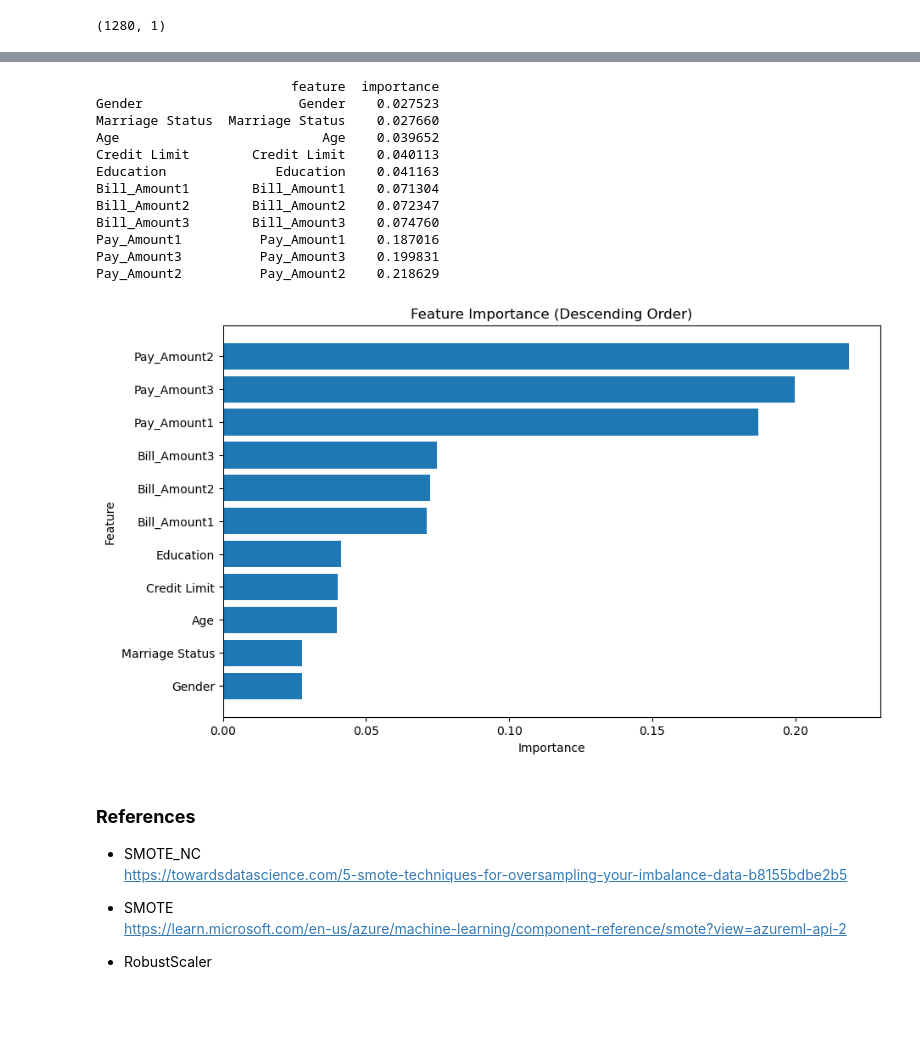
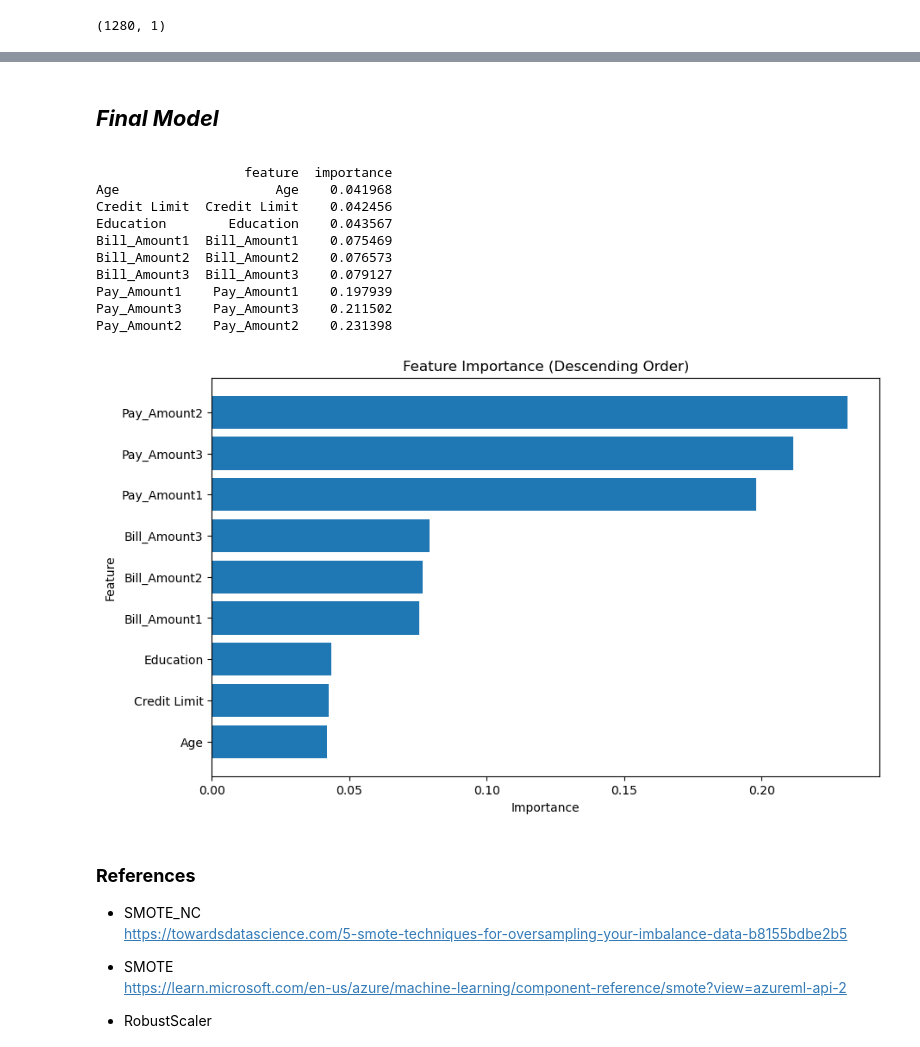
Before and after one commit to ahmakhoo/AIML-CA1, a Jupyter notebook: AIML/CA1/CA1 code - redo.ipynb, the cells around one changed output, grey strips where cells are left out. Drawn from its saved outputs; the diff is of its cells as text; code cells hidden in the pictures; blank space fills up the shorter version.

```diff
--- a/AIML/CA1/CA1 code - redo.ipynb
+++ b/AIML/CA1/CA1 code - redo.ipynb
@@ -990,17 +903,18 @@ pivot_df
 # %%
 dummy = DummyClassifier(strategy="stratified")
-dummy.fit(X_train, X_train)
+dummy.fit(X_train_selected, X_train)
 # y_pred = dummy_clf.predict(X_test)
 # print(f"Accuracy Score :{dummy.score(X_train, y_train)}")
 scores = cross_validate(
     dummy,
-    X_train,
+    X_train_selected,
     y_train,
     cv=5,
     scoring = scoring,
 )
 
 dummy_score = pd.DataFrame(scores)
+# print(dummy_score)
 dummy_score_mean = dummy_score.mean()
 dummy_score = pd.DataFrame(dummy_score_mean)
 dummy_score = dummy_score.T
@@ -1272,8 +1122,8 @@ weighted avg       0.67      0.39      0.42       320
 # %%
-estimator = DummyClassifier(strategy='stratified')
-estimator.fit(X_train, y_train)
+# estimator = DummyClassifier(strategy='stratified')
+# estimator.fit(X_train, y_train)
 
-y_pred = estimator.predict(X_test)
+# y_pred = estimator.predict(X_test)
 
-plot_confusion_matrix(y_test, y_pred, classes=['non-default', 'default'])
-print_classification_report(y_test, y_pred, ['non-default', 'default'])
+# plot_confusion_matrix(y_test, y_pred, classes=['non-default', 'default'])
+# print_classification_report(y_test, y_pred, ['non-default', 'default'])
@@ -1289,0 +1192,23 @@ weighted avg       0.68      0.67      0.67       320
+# %%
+from sklearn.metrics import confusion_matrix
+
+# a = classification_report(y_test, y_pred, target_names=['non-default', 'default'])
+# print(a)
+# Fit the best model on the training data
+model1.fit(X_train_selected, y_train)
+
+# Predict the target variable for the test data
+y_train_pred = model1.predict(X_train_selected)
+
+y_test_pred = model1.predict(X_test_selected)
+
+train_report = classification_report(y_train, y_train_pred)
+print("Train Classification Report:")
+print(train_report)
+
+# Generate the classification report for test set
+test_report = classification_report(y_test, y_test_pred)
+print("Test Classification Report:")
+print(test_report)
+
+# plot_confusion_matrix(y_test, y_pred, classes=['non-default', 'default'])
@@ -1625,49 +1612,49 @@ Accuracy: 0.7875
+# %% [markdown]
+***<h2>Final Model</h2>***
 # %%
 import numpy as np
 from sklearn.datasets import load_iris
 from sklearn.naive_bayes import GaussianNB
 
 # Load the Iris dataset
 # data = load_iris()
 # X = data.data
 # y = data.target
 
 # Fit Gaussian Naive Bayes model
 gnb = GaussianNB()
-gnb.fit(X_train, y_train)
+gnb.fit(X_train_selected, y_train)
 
-class_std = np.std(X_train, axis=0)
+class_std = np.std(X_train_selected, axis=0)
 feature_importance = class_std / np.sum(class_std)
 
-feature_importance_df = pd.DataFrame({'feature': X_train.columns, 'importance': feature_importance})
+feature_importance_df = pd.DataFrame({'feature': X_train_selected.columns, 'importance': feature_importance})
 
 # Sort the dataframe by feature importance scores
 feature_importance_df_sorted = feature_importance_df.sort_values(by='importance', ascending=True)
 
 # Print the sorted dataframe
 print(feature_importance_df_sorted)
 # feature_importance_df_sorted = feature_importance_df_sorted.sort_values('importance', ascending=False)
 
 plt.figure(figsize=(10, 6))
 plt.barh(feature_importance_df_sorted['feature'], feature_importance_df_sorted['importance'])
 plt.xlabel('Importance')
 plt.ylabel('Feature')
 plt.title('Feature Importance (Descending Order)')
 plt.show()
 # %% [output]
-                         feature  importance
-Gender                    Gender    0.027523
-Marriage Status  Marriage Status    0.027660
-Age                          Age    0.039652
-Credit Limit        Credit Limit    0.040113
-Education              Education    0.041163
-Bill_Amount1        Bill_Amount1    0.071304
-Bill_Amount2        Bill_Amount2    0.072347
-Bill_Amount3        Bill_Amount3    0.074760
-Pay_Amount1          Pay_Amount1    0.187016
-Pay_Amount3          Pay_Amount3    0.199831
-Pay_Amount2          Pay_Amount2    0.218629
+                   feature  importance
+Age                    Age    0.041968
+Credit Limit  Credit Limit    0.042456
+Education        Education    0.043567
+Bill_Amount1  Bill_Amount1    0.075469
+Bill_Amount2  Bill_Amount2    0.076573
+Bill_Amount3  Bill_Amount3    0.079127
+Pay_Amount1    Pay_Amount1    0.197939
+Pay_Amount3    Pay_Amount3    0.211502
+Pay_Amount2    Pay_Amount2    0.231398
-[figure, old version]
+[figure, new version]
 # %% [markdown]
 **<h3>References</h3>**
 
```
Also changed, not shown: parts of 71 cells of this notebook.
